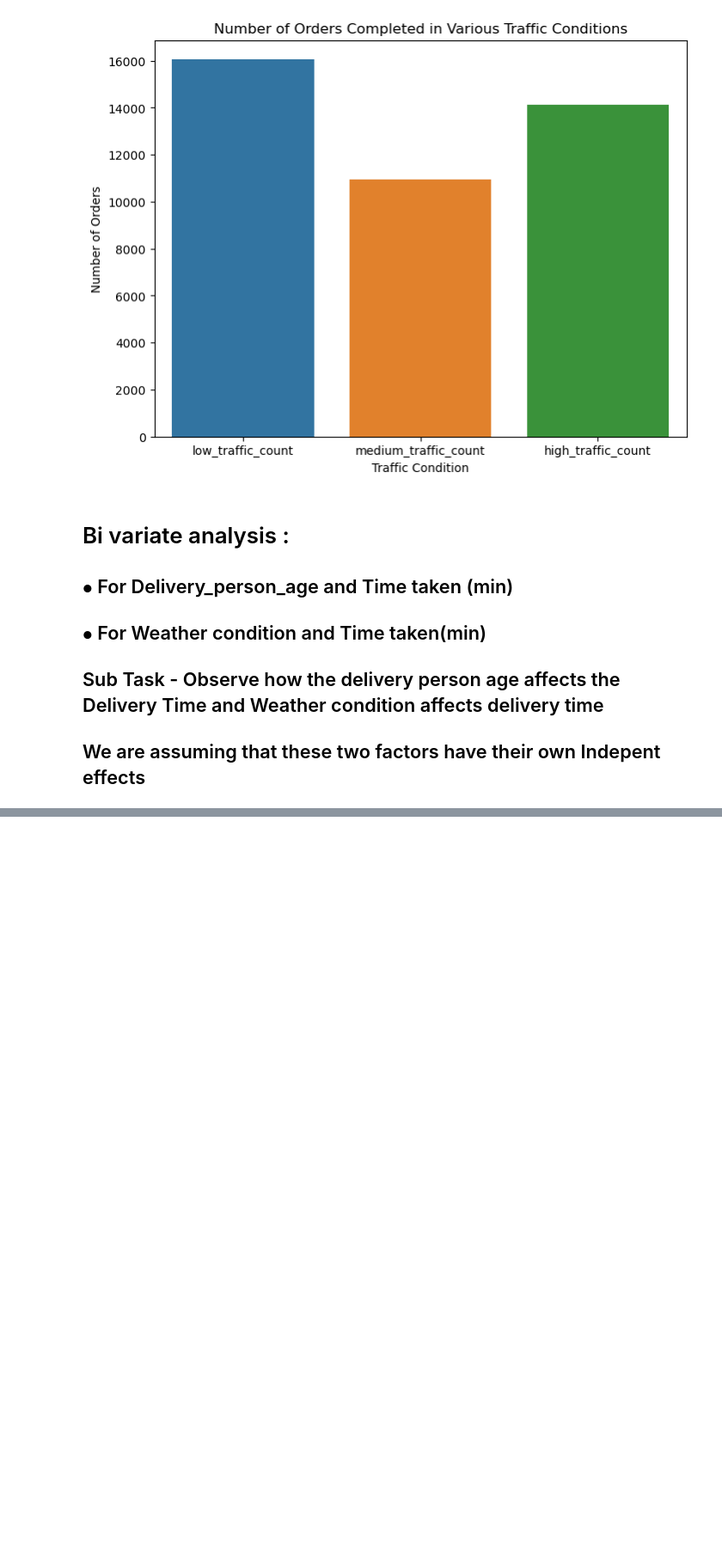
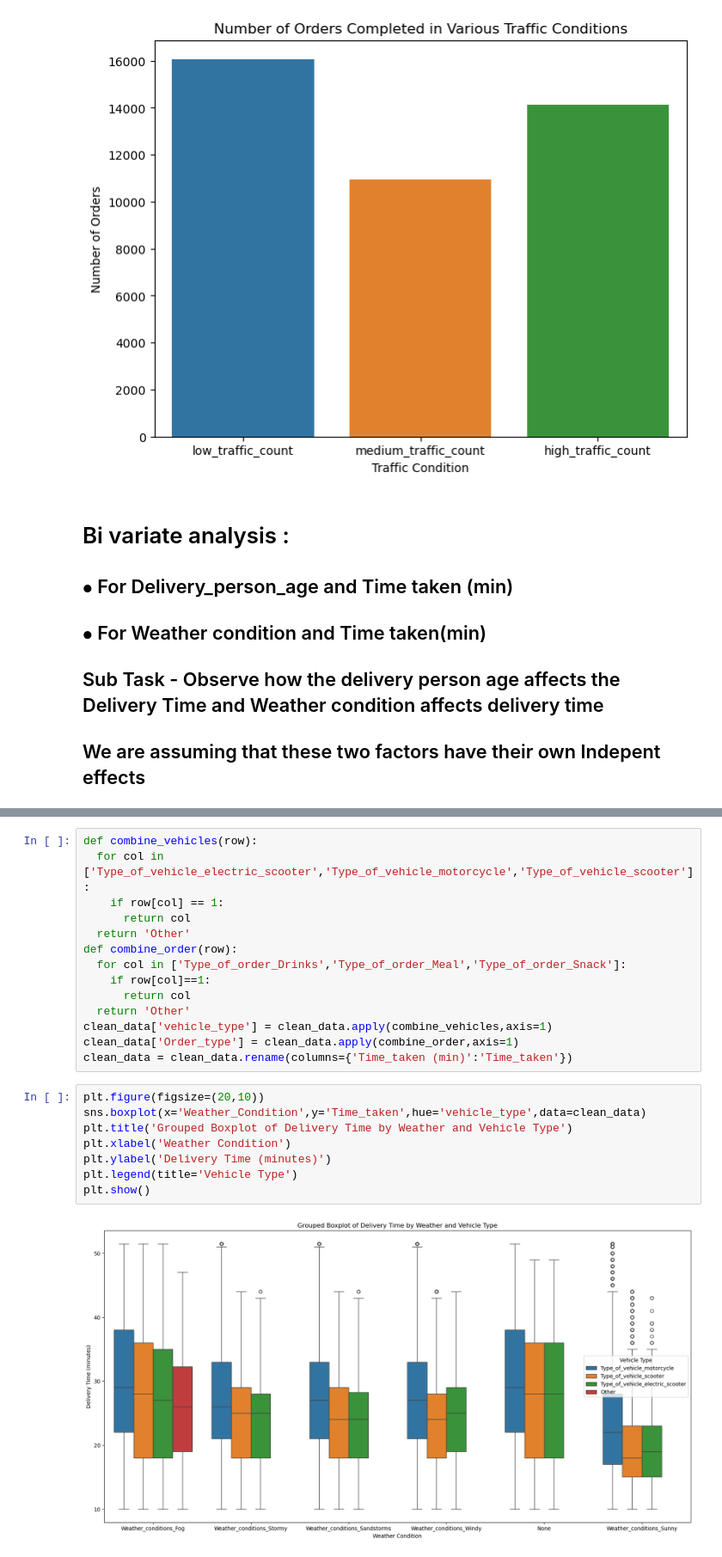
Before and after one commit to Shamshuddeen-nadaf/Foundations-of-data-science, a Jupyter notebook: UniandBianalysis.ipynb, the cells around one changed output, grey strips where cells are left out. Shown at 86% size. Drawn from its saved outputs; the diff is of its cells as text; blank space fills up the shorter version.

```diff
--- a/UniandBianalysis.ipynb
+++ b/UniandBianalysis.ipynb
@@ -191,0 +197,24 @@ Mean Time Taken in Different Weather Conditions:
+# %%
+def combine_vehicles(row):
+  for col in ['Type_of_vehicle_electric_scooter','Type_of_vehicle_motorcycle','Type_of_vehicle_scooter']:
+    if row[col] == 1:
+      return col
+  return 'Other'
+def combine_order(row):
+  for col in ['Type_of_order_Drinks','Type_of_order_Meal','Type_of_order_Snack']:
+    if row[col]==1:
+      return col
+  return 'Other'
+clean_data['vehicle_type'] = clean_data.apply(combine_vehicles,axis=1)
+clean_data['Order_type'] = clean_data.apply(combine_order,axis=1)
+clean_data = clean_data.rename(columns={'Time_taken (min)':'Time_taken'})
+# %%
+plt.figure(figsize=(20,10))
+sns.boxplot(x='Weather_Condition',y='Time_taken',hue='vehicle_type',data=clean_data)
+plt.title('Grouped Boxplot of Delivery Time by Weather and Vehicle Type')
+plt.xlabel('Weather Condition')
+plt.ylabel('Delivery Time (minutes)')
+plt.legend(title='Vehicle Type')
+plt.show()
+# %% [output]
+[figure, added]
```
Also changed, not shown: parts of 4 cells of this notebook, 1 other file.
